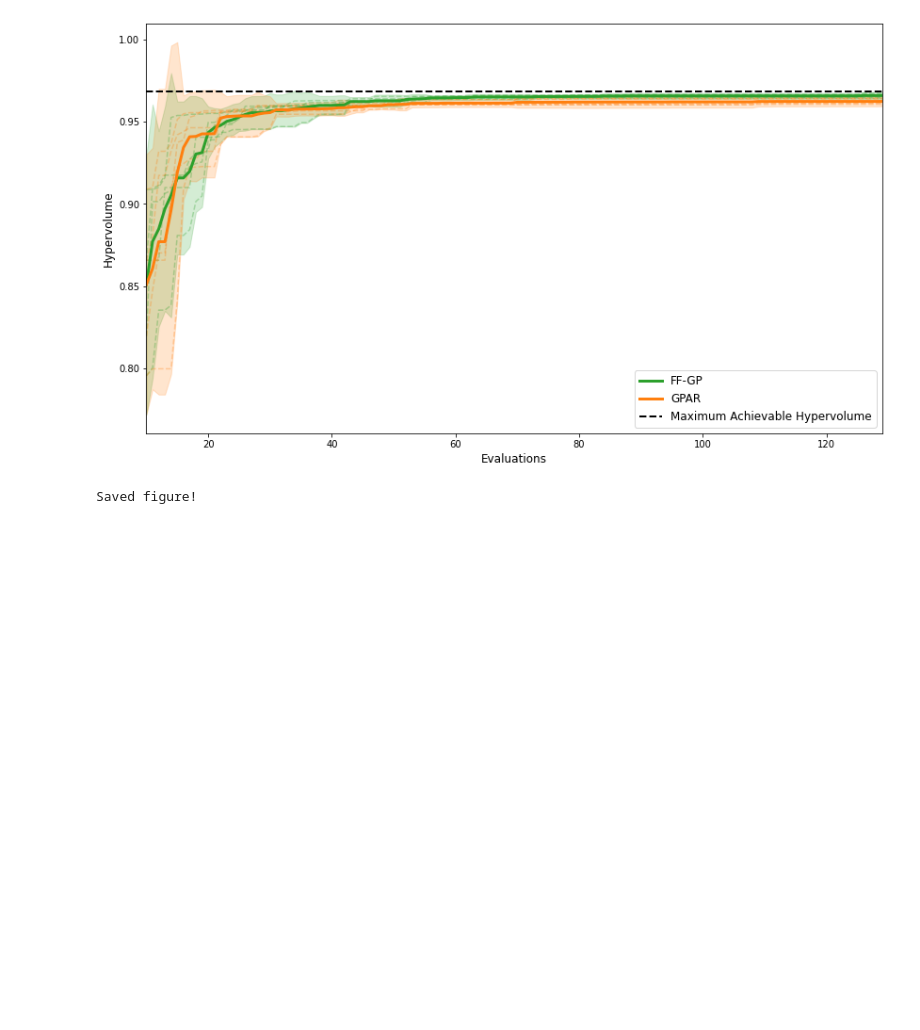
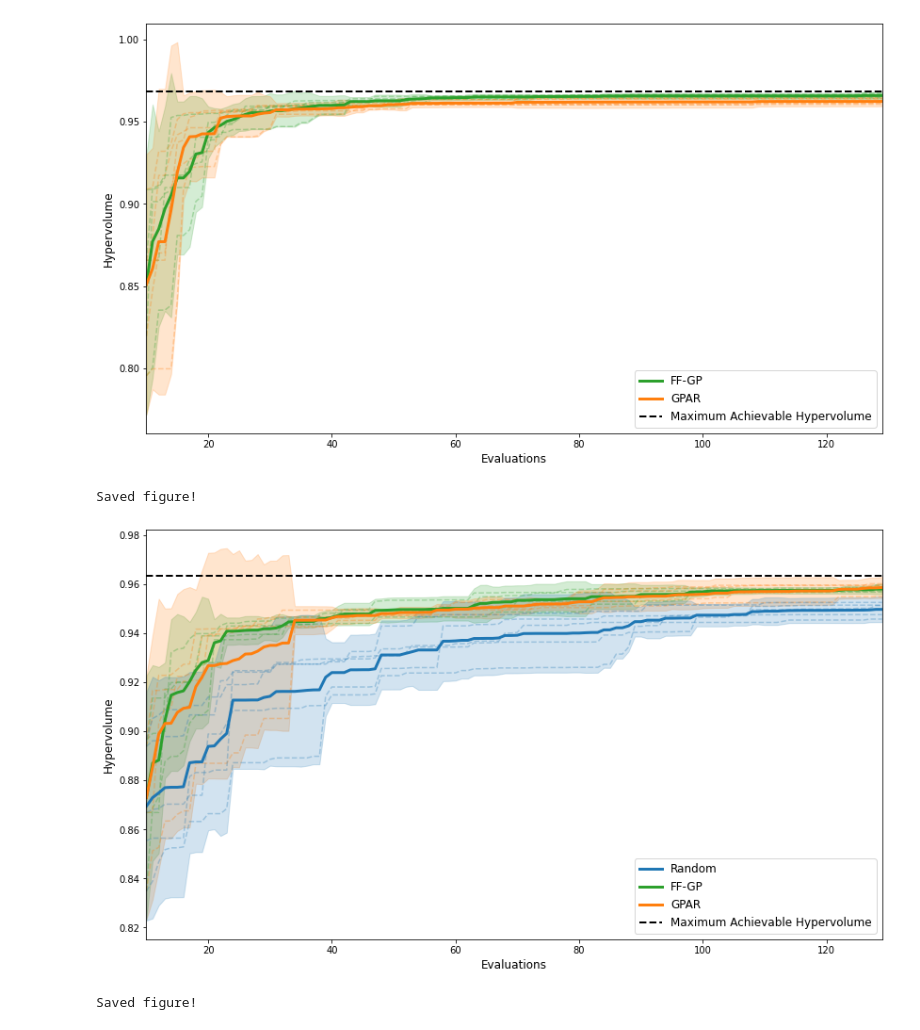
Before and after one commit to gncs/boa, a Jupyter notebook: notebooks/BayesOpt Analysis.ipynb, the cells around one changed output. Drawn from its saved outputs; the diff is of its cells as text; code cells hidden in the pictures; blank space fills up the shorter version.

Commit message:
Made changes that accomodate the new datasets stencil3d_v2 and gemm_v2

```diff
--- a/notebooks/BayesOpt Analysis.ipynb
+++ b/notebooks/BayesOpt Analysis.ipynb
@@ -487,6 +572,12 @@ stencil3d_dataset_path = "../resources/stencil3d_dataset.csv"
 gemm_bayesopt_dir = "../logs/gemm/bayesopt"
 gemm_dataset_path = "../resources/gemm_dataset.csv"
 
+stencil3d_v2_bayesopt_dir = "../logs-old/stencil3d_v2/bayesopt"
+stencil3d_v2_dataset_path = "../resources/stencil3d_dataset_v2.csv"
+
+gemm_v2_bayesopt_dir = "../logs/gemm_v2/bayesopt"
+gemm_v2_dataset_path = "../resources/gemm_dataset_v2.csv"
+
 smaug_bayesopt_dir = "../logs-old/smaug/bayesopt"
 smaug_dataset_path = "../resources/smaug_dataset.csv"
 # %%
@@ -527,6 +618,12 @@ stencil3d_experiment_directories = [
     ("random", "../logs/stencil3d/bayesopt/random-10/20200411-144345")
 ]
 
+stencil3d_v2_experiment_directories = [
+    ("ff-gp", "../logs/stencil3d_v2/bayesopt/ff-gp/20200528-230741"),
+    ("gpar", "../logs/stencil3d_v2/bayesopt/gpar/20200528-230625"),
+    ("random", "../logs/stencil3d_v2/bayesopt/random-10/20200528-230654")
+]
+
 stencil3d_input_trans_experiment_directories = [
     ("ff-gp", "../logs/stencil3d/bayesopt/ff-gp/20200415-134753"),
     ("gpar", "../logs/stencil3d/bayesopt/gpar/20200415-134735"),
@@ -537,6 +634,12 @@ gemm_experiment_directories = [
     ("gpar", "../logs/gemm/bayesopt/gpar/20200411-123309"),
     ("mf-gpar", "../logs/gemm/bayesopt/mf-gpar-5/20200411-123548"),
     ("random", "../logs/gemm/bayesopt/random-10/20200411-175431")
+]
+
+gemm_v2_experiment_directories = [
+    ("ff-gp", "../logs/gemm_v2/bayesopt/ff-gp/20200528-230549"),
+    ("gpar", "../logs/gemm_v2/bayesopt/gpar/20200528-230047"),
+    ("random", "../logs/gemm_v2/bayesopt/random-10/20200528-230402")
 ]
 
 smaug_experiment_directories = [
@@ -586,3 +689,7 @@ new_stencil3d_input_trans_summaries = calculate_statistics(stencil3d_input_trans
                                                            kind="stencil3d")
 # %% [output]
 Calculating final hypervolume for 10799 points!
+# %%
+new_stencil3d_v2_summaries = calculate_statistics(stencil3d_v2_experiment_directories,
+                                                   dataset_path=stencil3d_v2_dataset_path,
+                                                   kind="stencil3d_v2")
@@ -634,6 +749,11 @@ plot_bayesopt_experiment(*new_stencil3d_input_trans_summaries, kind="stencil3d",
 # %% [output]
 Figure wasn't saved.
 [figure]
+# %%
+plot_bayesopt_experiment(*new_stencil3d_v2_summaries, kind="stencil3d_v2", save=True)
+# %% [output]
+Saved figure!
+[figure, added]
 # %%
 plot_bayesopt_experiment(*gemm_summaries, kind="gemm", save=True)
 # %% [output]
```
Also changed, not shown: parts of 6 cells of this notebook, 13 other files.
